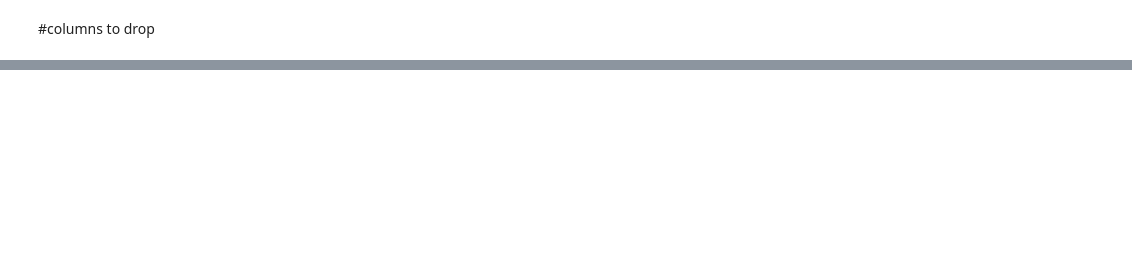
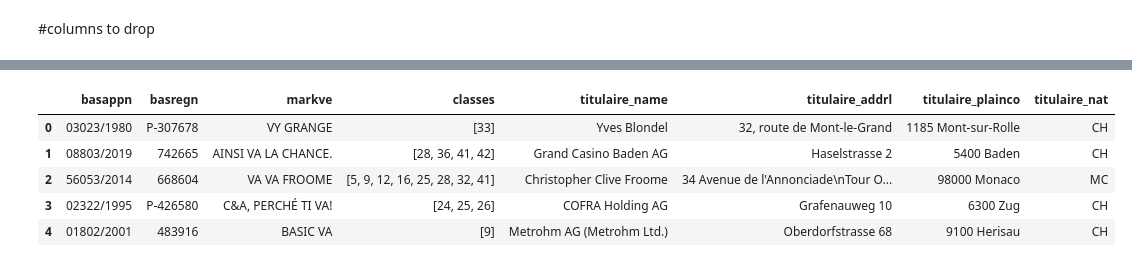
Before and after one commit to Enam88/AI_Projects, a Jupyter notebook: Soap_Python.ipynb, the cells around one changed output, grey strips where cells are left out. Saved outputs shown, nothing was run; the diff lists cells and outputs as text; code cells hidden in the pictures; blank space fills up the shorter version.

```diff
--- a/Soap_Python.ipynb
+++ b/Soap_Python.ipynb
@@ -285,0 +521,13 @@ df.rename(columns = {'classes':'Classes de Nice', 'basappn':'No de la demande',
+# %%
+df_verbal.drop(['basipikey', 'origlan',  'basannd', 'basstate', 'basregper','gstermt',
+       'expirationdate','mandataire_namel','mandataire_addrl', 'mandataire_plainco',
+       'mandataire_nat', 'martype'], axis=1, inplace=True)
+# %%
+df_verbal.head()
+# %% [output]
+|  | basappn | basregn | markve | classes | titulaire_name | titulaire_addrl | titulaire_plainco | titulaire_nat |
+| 0 | 03023/1980 | P-307678 | VY GRANGE | [33] | Yves Blondel | 32, route de Mont-le-Grand | 1185 Mont-sur-Rolle | CH |
+| 1 | 08803/2019 | 742665 | AINSI VA LA CHANCE. | [28, 36, 41, 42] | Grand Casino Baden AG | Haselstrasse 2 | 5400 Baden | CH |
+| 2 | 56053/2014 | 668604 | VA VA FROOME | [5, 9, 12, 16, 25, 28, 32, 41] | Christopher Clive Froome | 34 Avenue de l'Annonciade\nTour O... | 98000 Monaco | MC |
+| 3 | 02322/1995 | P-426580 | C&A, PERCHÉ TI VA! | [24, 25, 26] | COFRA Holding AG | Grafenauweg 10 | 6300 Zug | CH |
+| 4 | 01802/2001 | 483916 | BASIC VA | [9] | Metrohm AG (Metrohm Ltd.) | Oberdorfstrasse 68 | 9100 Herisau | CH |
```
Also changed, not shown: parts of 89 cells of this notebook.
